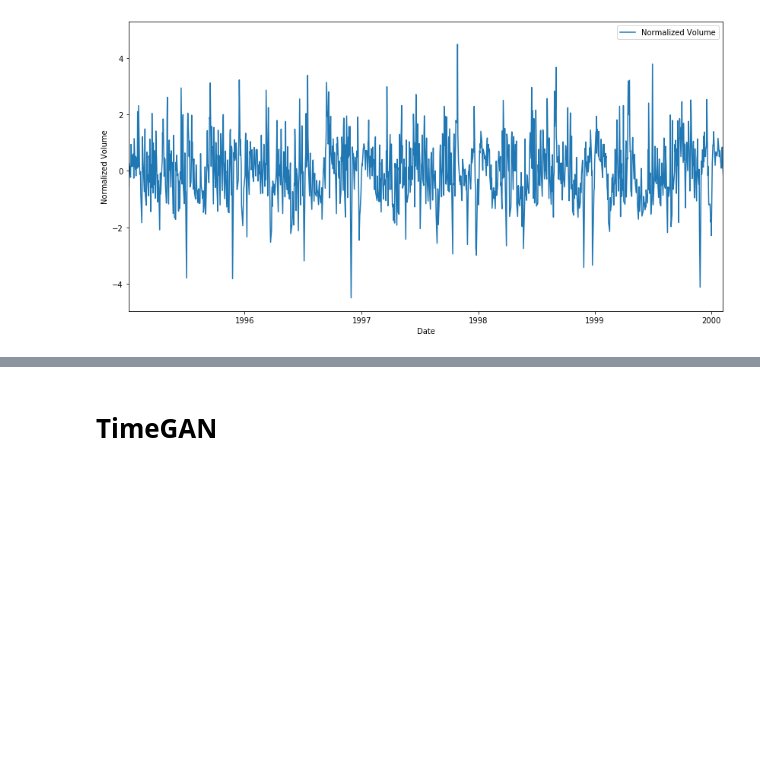
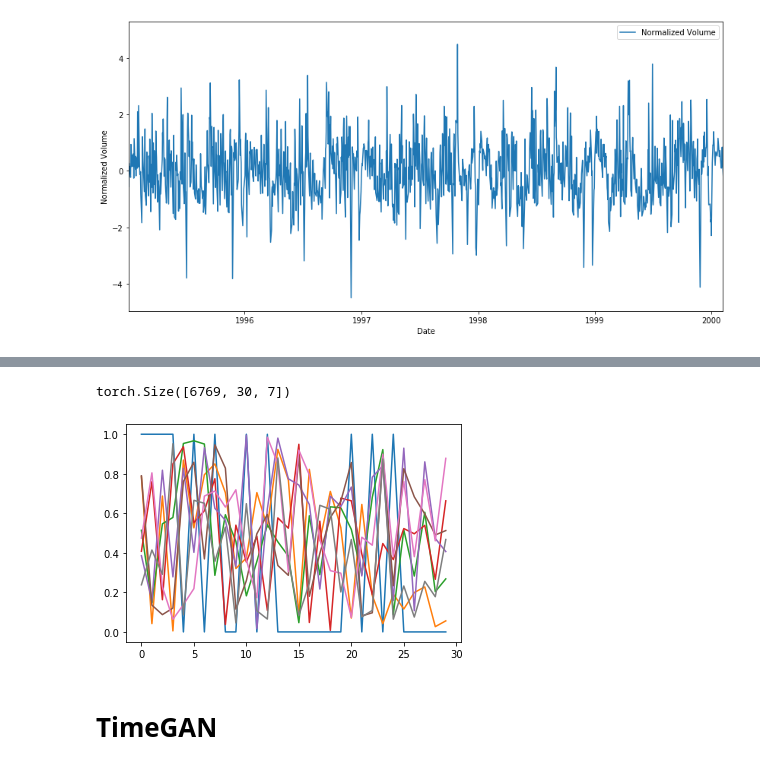
Before and after one commit to ofilion/financial-data-generation, a Jupyter notebook: Project.ipynb, the cells around one changed output, grey strips where cells are left out. Saved outputs shown, nothing was run; the diff lists cells and outputs as text; code cells hidden in the pictures; blank space fills up the shorter version.

```diff
--- a/Project.ipynb
+++ b/Project.ipynb
@@ -45,0 +89,9 @@ plt.show()
+# %%
+class Discriminator(nn.Module):
+    def __init__(self, input_length: int):
+        super(Discriminator, self).__init__()
+        self.dense = nn.Linear(int(input_length), 1);
+        self.activation = nn.Sigmoid()
+
+    def forward(self, x):
+        return self.activation(self.dense(x))
@@ -45,0 +171,2 @@ plt.show()
+# %%
+gen, disc = train_gan(reshaped_data, 1000,0.005)
@@ -46,2 +194,18 @@ plt.show()
+# %%
+noise = torch.rand(reshaped_data.shape[0], reshaped_data.shape[1])
+generated_data = gen(noise)
+generated_data = generated_data.reshape(data.shape[0],data.shape[1],data.shape[2])
+# %%
+generated_data.shape
+# %% [output]
+torch.Size([6769, 30, 7])
+# %%
+plt.plot(generated_data[0,:,0].detach().numpy(),label='generated data')
+noise_1 = noise[0].reshape(30,7)
+print(nois)
+plt.plot(noise_1,label = 'noise')
+plt.show()
+# %% [output]
+[figure, added]
 # %% [markdown]
 # TimeGAN
```
Also changed, not shown: parts of 20 cells of this notebook.
